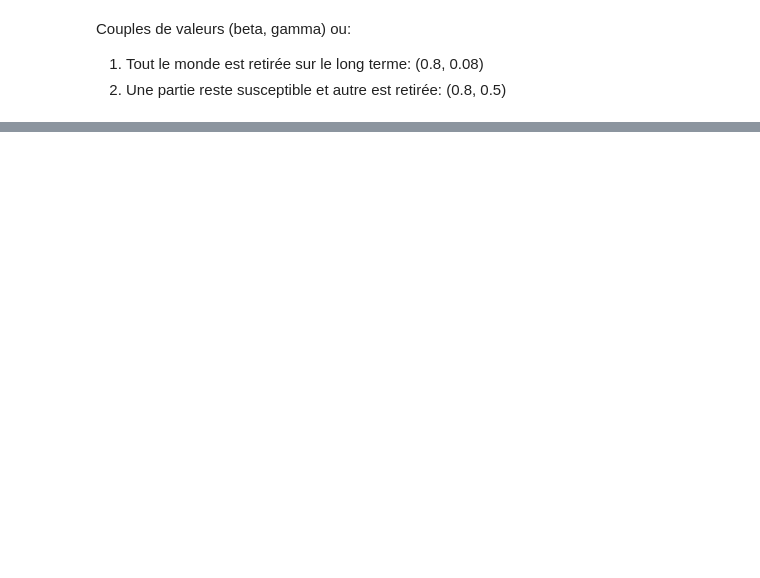
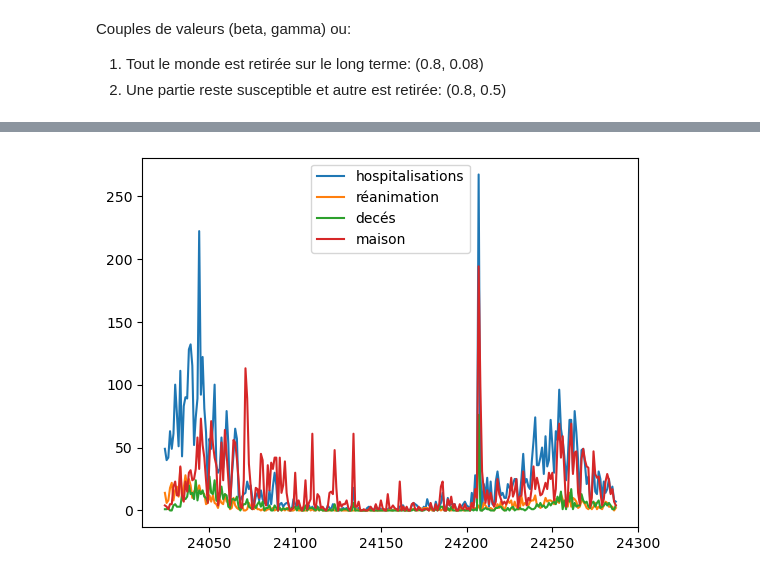
Before and after one commit to Vinschers/queueing-theory, a Jupyter notebook: Project1_DUTRA_VICENTIN.ipynb, the cells around one changed output, grey strips where cells are left out. Saved outputs shown, nothing was run; the diff lists cells and outputs as text; code cells hidden in the pictures; blank space fills up the shorter version.

Commit message:
Start covid estimation

```diff
--- a/Project1_DUTRA_VICENTIN.ipynb
+++ b/Project1_DUTRA_VICENTIN.ipynb
@@ -136,0 +140,2 @@ Couples de valeurs (beta, gamma) ou:
+# %%
+data = pd.read_csv('donnees-covid.csv', sep=';')
@@ -136,0 +179,9 @@ Couples de valeurs (beta, gamma) ou:
+# %%
+def plot_info(data):
+    plt.plot(data.incid_hosp, label='hospitalisations')
+    plt.plot(data.incid_rea, label='réanimation')
+    plt.plot(data.incid_dc, label='decés')
+    plt.plot(data.incid_rad, label='maison')
+
+    plt.legend()
+    plt.show()
@@ -136,0 +212,4 @@ Couples de valeurs (beta, gamma) ou:
+# %%
+plot_info(data[data.dep == '91'])
+# %% [output]
+[figure, added]
```
Also changed, not shown: parts of 12 cells of this notebook.
